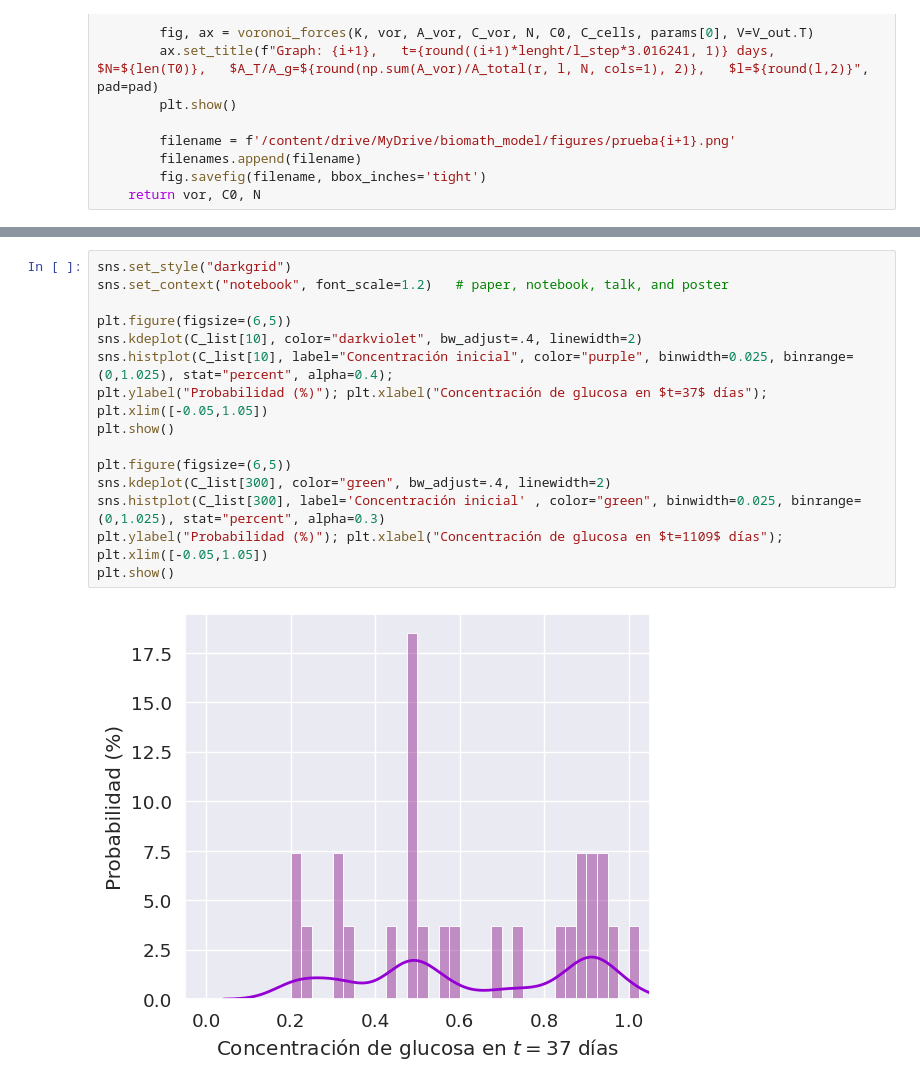
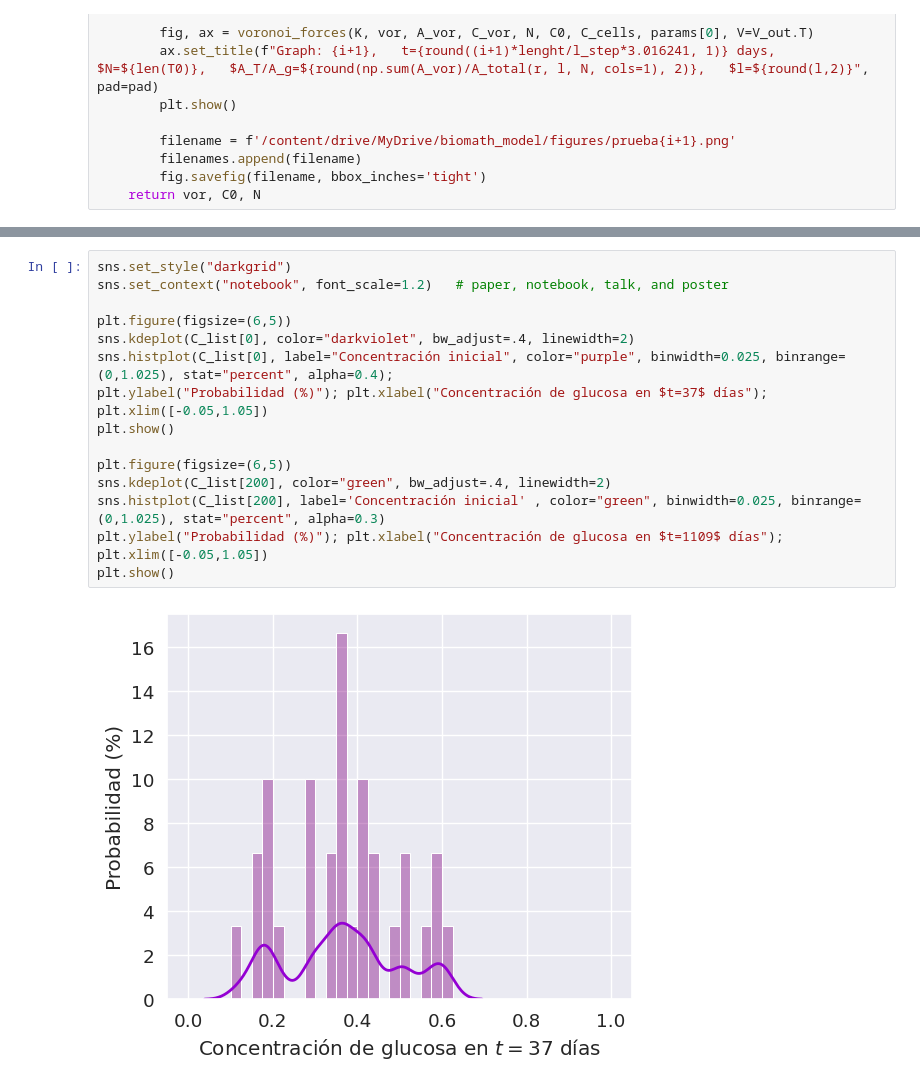
Before and after one commit to joshbrx/biomath_model, a Jupyter notebook: Voronoi_cells_prototipo.ipynb, the cells around one changed output, grey strips where cells are left out. Cells and saved outputs as stored; diff of their text form.

```diff
--- a/Voronoi_cells_prototipo.ipynb
+++ b/Voronoi_cells_prototipo.ipynb
@@ -1062,19 +1040,19 @@ evolve_voronoi:  6 ,     C_cells:  0 ,   A_mean:  0.19311 ,      A_std:  0.02452
 # %%
 sns.set_style("darkgrid")
 sns.set_context("notebook", font_scale=1.2)   # paper, notebook, talk, and poster
 
 plt.figure(figsize=(6,5))
-sns.kdeplot(C_list[10], color="darkviolet", bw_adjust=.4, linewidth=2)
-sns.histplot(C_list[10], label="Concentración inicial", color="purple", binwidth=0.025, binrange=(0,1.025), stat="percent", alpha=0.4);
+sns.kdeplot(C_list[0], color="darkviolet", bw_adjust=.4, linewidth=2)
+sns.histplot(C_list[0], label="Concentración inicial", color="purple", binwidth=0.025, binrange=(0,1.025), stat="percent", alpha=0.4);
 plt.ylabel("Probabilidad (%)"); plt.xlabel("Concentración de glucosa en $t=37$ días");
 plt.xlim([-0.05,1.05])
 plt.show()
 
 plt.figure(figsize=(6,5))
-sns.kdeplot(C_list[300], color="green", bw_adjust=.4, linewidth=2)
-sns.histplot(C_list[300], label='Concentración inicial' , color="green", binwidth=0.025, binrange=(0,1.025), stat="percent", alpha=0.3)
+sns.kdeplot(C_list[200], color="green", bw_adjust=.4, linewidth=2)
+sns.histplot(C_list[200], label='Concentración inicial' , color="green", binwidth=0.025, binrange=(0,1.025), stat="percent", alpha=0.3)
 plt.ylabel("Probabilidad (%)"); plt.xlabel("Concentración de glucosa en $t=1109$ días");
 plt.xlim([-0.05,1.05])
 plt.show()
 # %% [output]
-[figure, old version]
+[figure, new version]
```
Also changed, not shown: parts of 7 cells of this notebook.
